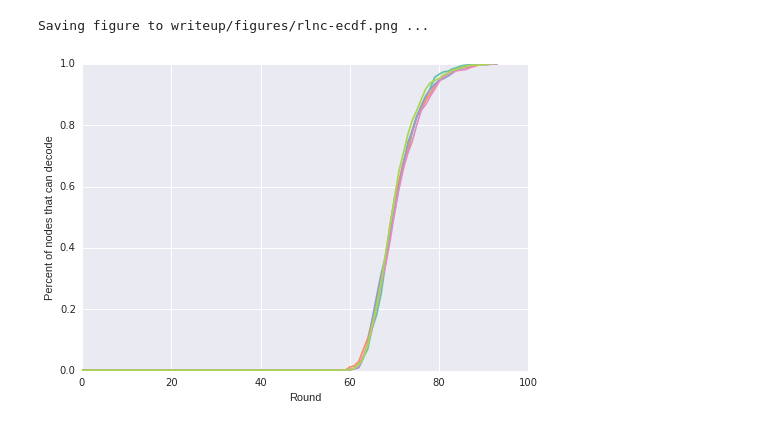
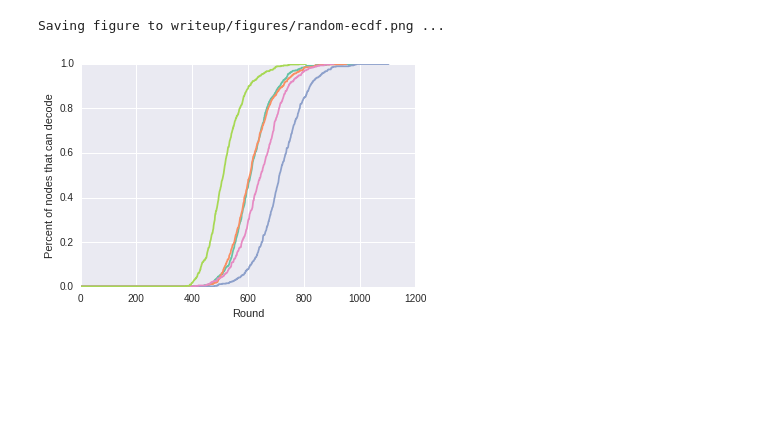
Before and after one commit to newmanne/RLNC-Gossip, a Jupyter notebook: RLNC.ipynb, the cells around one changed output. Saved outputs shown, nothing was run; the diff lists cells and outputs as text; code cells hidden in the pictures; blank space fills up the shorter version.

```diff
--- a/RLNC.ipynb
+++ b/RLNC.ipynb
@@ -100,11 +93,15 @@ Saving figure to writeup/figures/random-vary-k.png ...
 # %%
-for i in range(len(n_stopped)):
-    x = range(len(n_stopped[i]))
-    y = np.array(n_stopped[i]) / 500.
-    plt.plot(x,y)
-plt.ylabel('Percent of nodes that can decode')
-plt.xlabel('Round')
-savefig('rlnc-ecdf')
+def ecdf(stopped):
+    for i in range(len(stopped)):
+        x = range(len(stopped[i]))
+        y = np.array(stopped[i]) / 500.
+        plt.plot(x,y)
+    plt.ylabel('Percent of nodes that can decode')
+    plt.xlabel('Round')
+
+
+ecdf(n_stopped_random_messages)
+savefig('random-ecdf')
 # %% [output]
-Saving figure to writeup/figures/rlnc-ecdf.png ...
+Saving figure to writeup/figures/random-ecdf.png ...
-[figure, old version]
+[figure, new version]
```
Also changed, not shown: parts of 5 cells of this notebook, 5 other files.
